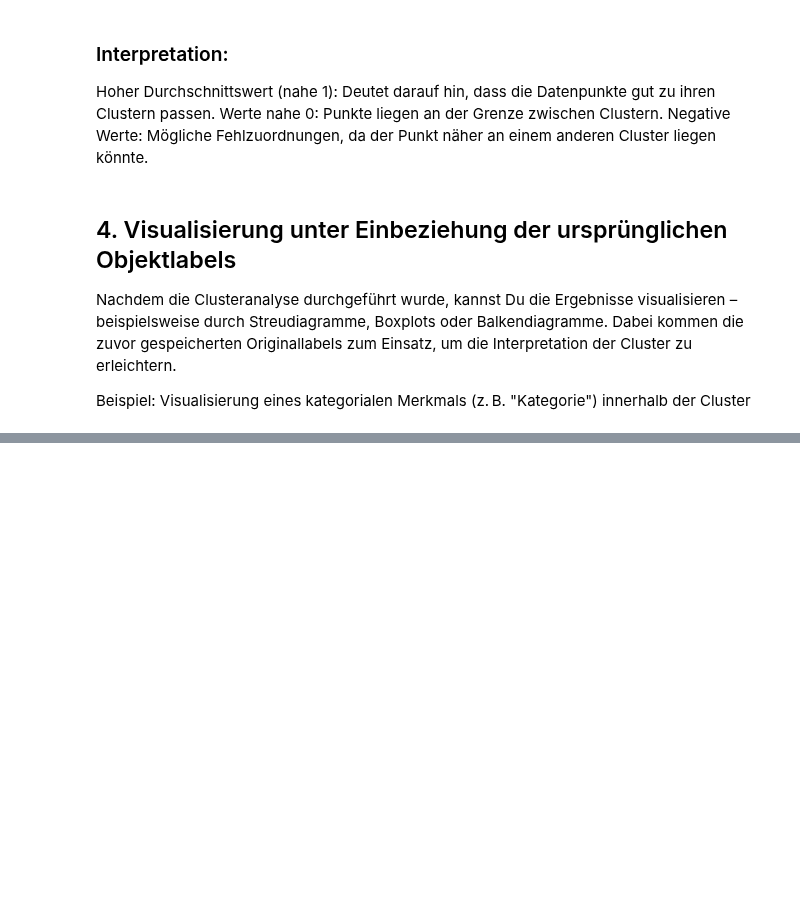
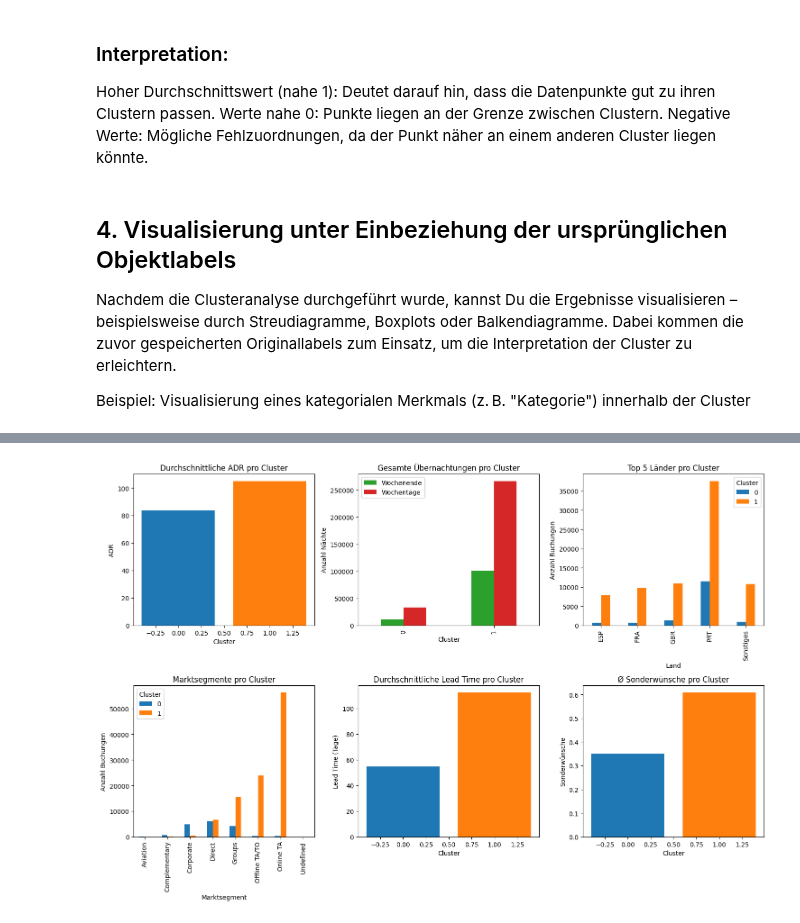
Before and after one commit to dan-am/data_mining_dsba, a Jupyter notebook: notebooks/Met_3_KMeans_Cluster.ipynb, the cells around one changed output, grey strips where cells are left out. Drawn from its saved outputs; the diff is of its cells as text; code cells hidden in the pictures; blank space fills up the shorter version.

```diff
--- a/notebooks/Met_3_KMeans_Cluster.ipynb
+++ b/notebooks/Met_3_KMeans_Cluster.ipynb
@@ -216,0 +293,69 @@ plt.show()
+# %%
+# Erstelle eine umfassende Analyse der Cluster-Unterschiede
+
+fig, axes = plt.subplots(2, 3, figsize=(15, 10))
+
+# 1. Durchschnittliche ADR pro Cluster
+cluster_adr = df.groupby('Cluster')['adr'].mean()
+axes[0, 0].bar(cluster_adr.index, cluster_adr.values, color=['#1f77b4', '#ff7f0e'])
+axes[0, 0].set_title('Durchschnittliche ADR pro Cluster')
+axes[0, 0].set_xlabel('Cluster')
+axes[0, 0].set_ylabel('ADR')
+
+# 2. Durchschnittliche Aufenthaltsdauer pro Cluster
+cluster_stay = df.groupby('Cluster')[['stays_in_weekend_nights', 'stays_in_week_nights']].sum()
+cluster_stay.plot(kind='bar', ax=axes[0, 1], color=['#2ca02c', '#d62728'])
+axes[0, 1].set_title('Gesamte Übernachtungen pro Cluster')
+axes[0, 1].set_xlabel('Cluster')
+axes[0, 1].set_ylabel('Anzahl Nächte')
+axes[0, 1].legend(['Wochenende', 'Wochentage'])
+
+# 3. Verteilung der Länder (Top 5) pro Cluster
+top_countries = df['country'].value_counts().head(5).index
+country_cluster = pd.crosstab(df[df['country'].isin(top_countries)]['country'], df['Cluster'])
+country_cluster.plot(kind='bar', ax=axes[0, 2], color=['#1f77b4', '#ff7f0e'])
+axes[0, 2].set_title('Top 5 Länder pro Cluster')
+axes[0, 2].set_xlabel('Land')
+axes[0, 2].set_ylabel('Anzahl Buchungen')
+axes[0, 2].legend(title='Cluster')
+
+# 4. Verteilung Marktsegment pro Cluster
+segment_cluster = pd.crosstab(df['market_segment'], df['Cluster'])
+segment_cluster.plot(kind='bar', ax=axes[1, 0], color=['#1f77b4', '#ff7f0e'])
+axes[1, 0].set_title('Marktsegmente pro Cluster')
+axes[1, 0].set_xlabel('Marktsegment')
+axes[1, 0].set_ylabel('Anzahl Buchungen')
+axes[1, 0].legend(title='Cluster')
+
+# 5. Durchschnittliche Lead Time pro Cluster
+cluster_lead = df.groupby('Cluster')['lead_time'].mean()
+axes[1, 1].bar(cluster_lead.index, cluster_lead.values, color=['#1f77b4', '#ff7f0e'])
+axes[1, 1].set_title('Durchschnittliche Lead Time pro Cluster')
+axes[1, 1].set_xlabel('Cluster')
+axes[1, 1].set_ylabel('Lead Time (Tage)')
+
+# 6. Anzahl Sonderwünsche pro Cluster
+cluster_requests = df.groupby('Cluster')['total_of_special_requests'].mean()
+axes[1, 2].bar(cluster_requests.index, cluster_requests.values, color=['#1f77b4', '#ff7f0e'])
+axes[1, 2].set_title('Ø Sonderwünsche pro Cluster')
+axes[1, 2].set_xlabel('Cluster')
+axes[1, 2].set_ylabel('Sonderwünsche')
+
+plt.tight_layout()
+plt.show()
+
+# Zusammenfassung der Cluster-Charakteristiken
+print("=" * 60)
+print("CLUSTER-CHARAKTERISTIKEN")
+print("=" * 60)
+for cluster in [0, 1]:
+    subset = df[df['Cluster'] == cluster]
+    print(f"\nCluster {cluster} (n={len(subset)} Buchungen):")
+    print(f"  - Ø ADR: €{subset['adr'].mean():.2f}")
+    print(f"  - Ø Lead Time: {subset['lead_time'].mean():.1f} Tage")
+    print(f"  - Ø Aufenthaltsdauer: {(subset['stays_in_week_nights'] + subset['stays_in_weekend_nights']).mean():.1f} Nächte")
+    print(f"  - Ø Sonderwünsche: {subset['total_of_special_requests'].mean():.2f}")
+    print(f"  - Top Markt: {subset['market_segment'].value_counts().index[0]}")
+    print(f"  - Top Land: {subset['country'].value_counts().index[0]}")
+# %% [output]
+[figure, added]
```
Also changed, not shown: parts of 14 cells of this notebook, 5 other files.
